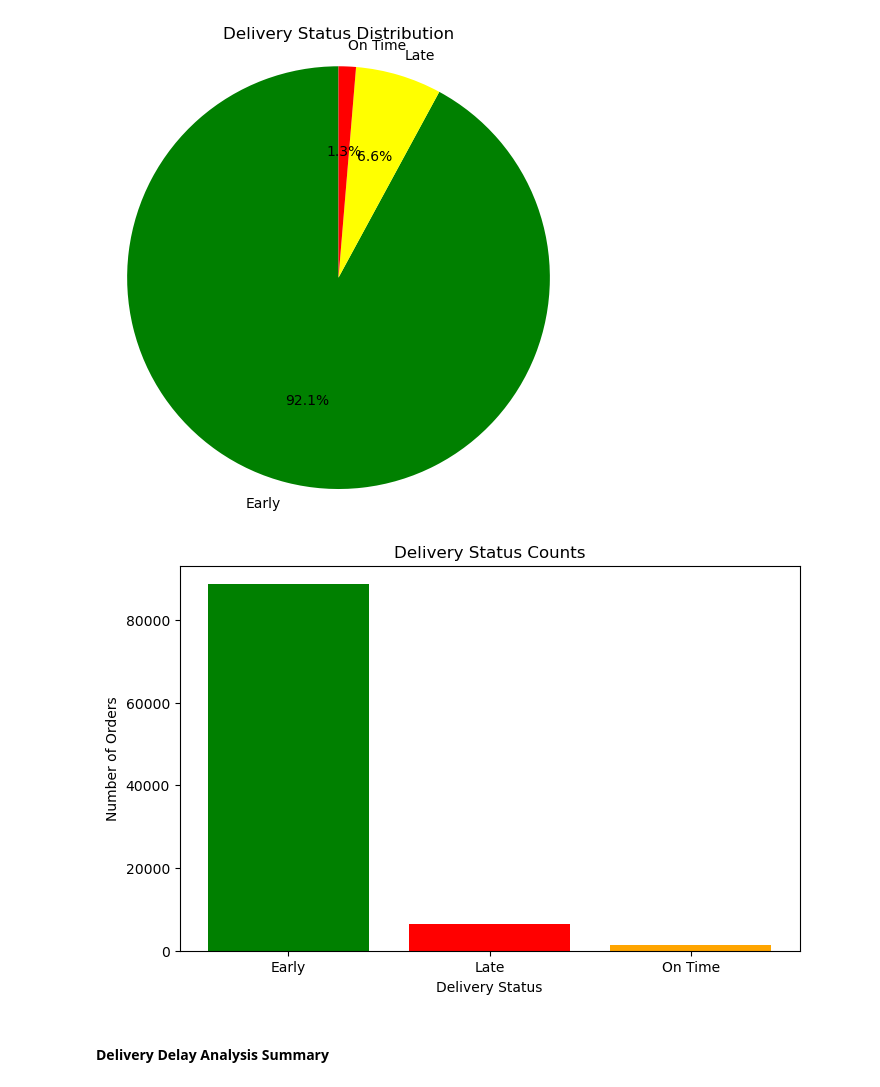
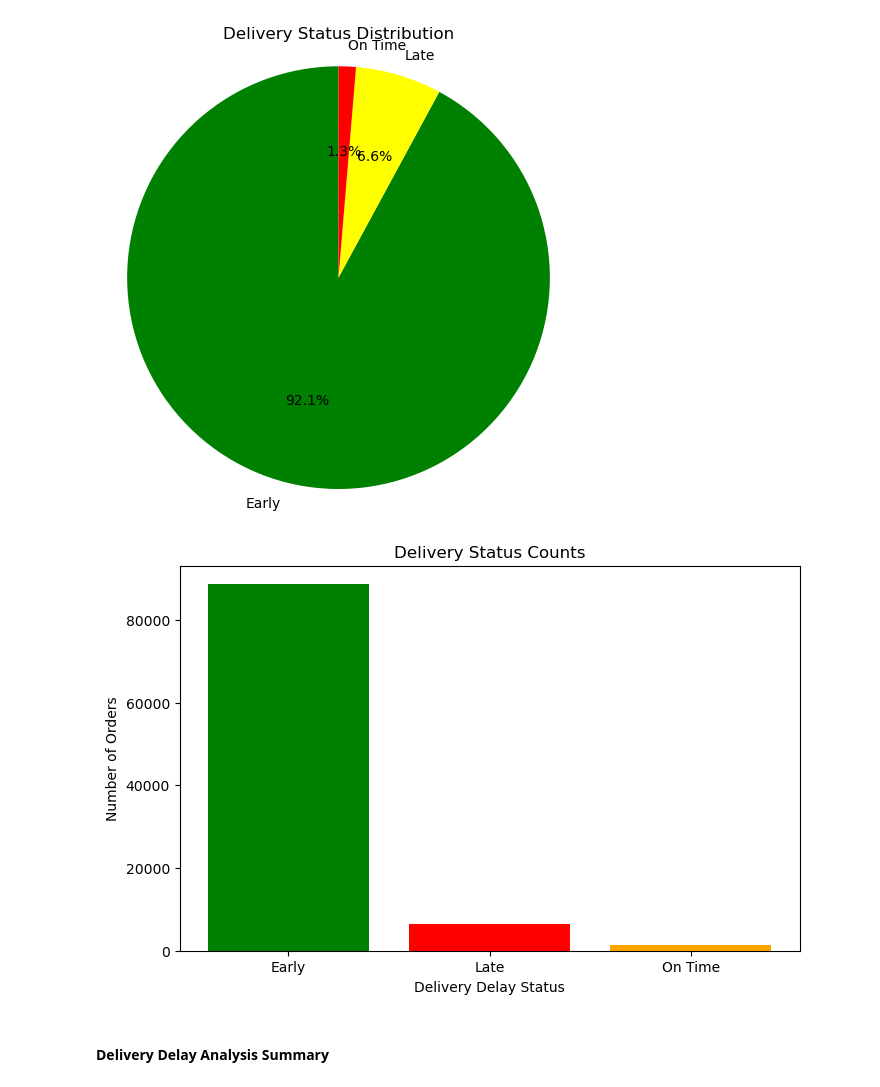
Before and after one commit to BioSam-Data/MarketMetrics, a Jupyter notebook: MarketMetrics.ipynb, the cells around one changed output. Cells and saved outputs as stored; diff of their text form; code cells hidden in the pictures.

```diff
--- a/MarketMetrics.ipynb
+++ b/MarketMetrics.ipynb
@@ -1200,22 +1201,22 @@ plt.show()
 # %%
 # Bar Chart
 
 # Counting the number of each delivery status
 status_counts = final_df_cleaned['delay_status'].value_counts()
 
 # Creating a bar chart
 plt.figure(figsize=(8, 5))
 plt.bar(status_counts.index, status_counts.values, color=['green', 'red', 'orange'])
 
 # Adding chart title and labels
 plt.title('Delivery Status Counts')
-plt.xlabel('Delivery Status')
+plt.xlabel('Delivery Delay Status')
 plt.ylabel('Number of Orders')
 
 # Display the chart
 plt.show()
 # %% [output]
-[figure, old version]
+[figure, new version]
 # %% [markdown]
 #### Delivery Delay Analysis Summary
 # %% [markdown]
```
Also changed, not shown: parts of 19 cells of this notebook, 55 other files.
